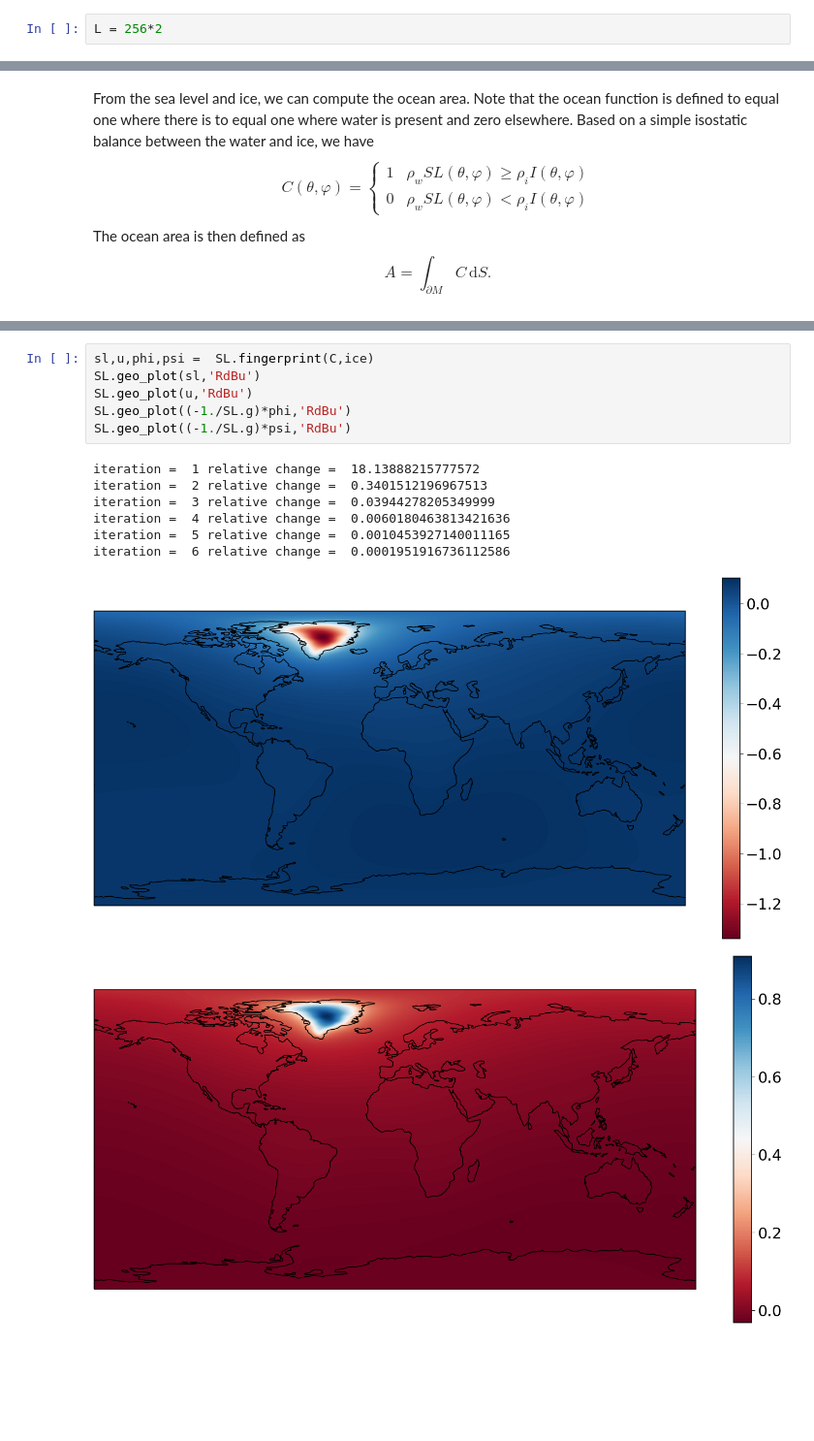
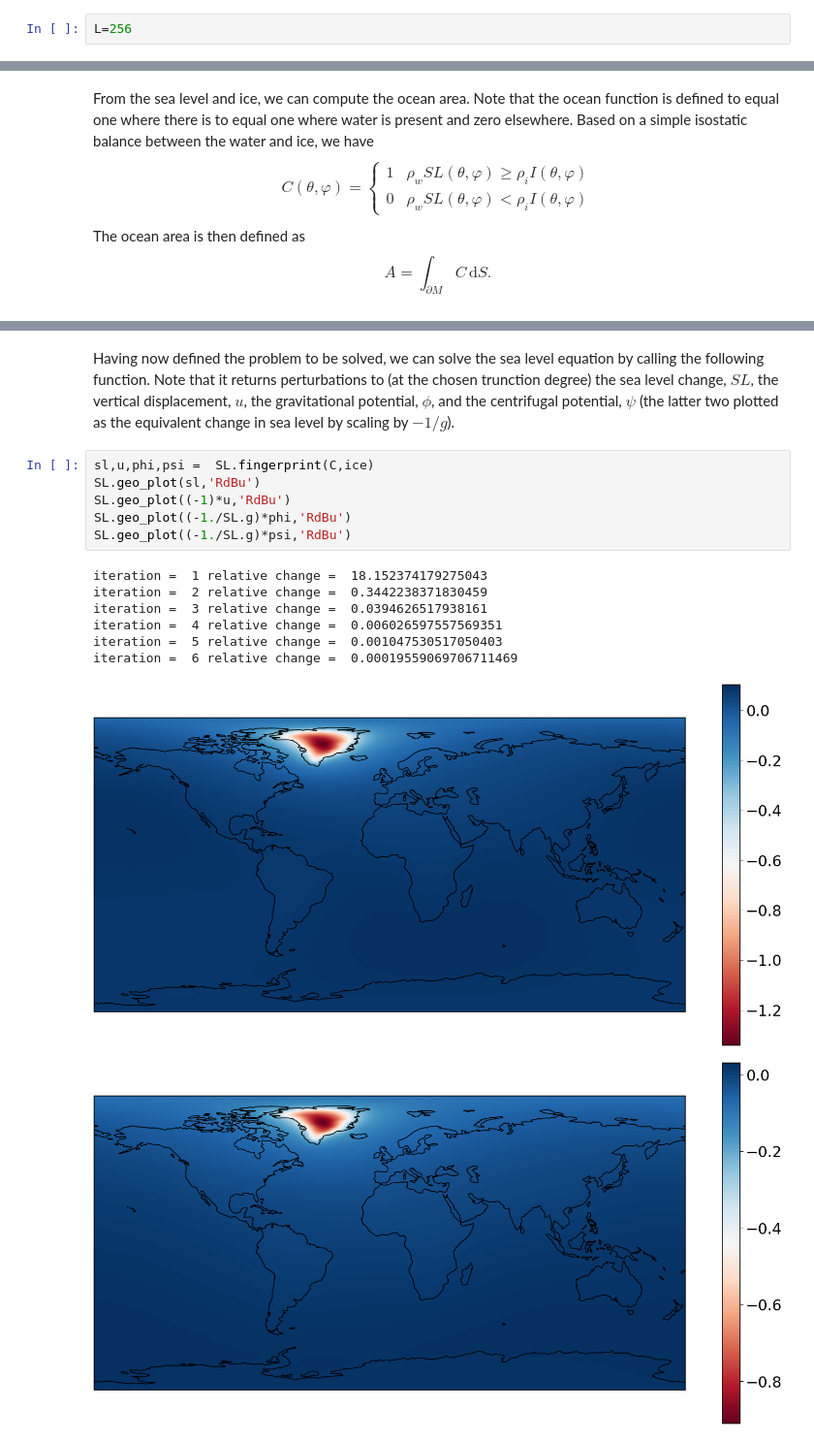
Before and after one commit to da380/SLReciprocityGJI, a Jupyter notebook: SL_forward.ipynb, the cells around one changed output, grey strips where cells are left out. Shown at 97% size. Saved outputs shown, nothing was run; the diff lists cells and outputs as text; blank space fills up the shorter version.

```diff
--- a/SL_forward.ipynb
+++ b/SL_forward.ipynb
@@ -22,7 +22,7 @@ plt.rcParams['figure.figsize'] = [16, 8]
 # %% [markdown]
 We start by setting the truncation degree for the calculations
 # %%
-L = 256*2
+L=256
 # %% [markdown]
 Next we read in the initial sea level, $SL$, and ice thickness, $I$, from a data file. These variables are stored on a real Gauss-Legendre grid. They can be plotted showing coastlines using SL.geo_plot() whose second argument selects the colourmap used.
 # %%
@@ -68,17 +66,19 @@ Having now defined the problem to be solved, we can solve the sea level equation
+# %% [markdown]
+Having now defined the problem to be solved, we can solve the sea level equation by calling the following function. Note that it returns perturbations to (at the chosen trunction degree) the sea level change, $SL$, the vertical displacement, $u$, the gravitational potential, $\phi$, and the centrifugal potential, $\psi$ (the latter two plotted as the equivalent change in sea level by scaling by $-1/g$).
 # %%
 sl,u,phi,psi =  SL.fingerprint(C,ice)
 SL.geo_plot(sl,'RdBu')
-SL.geo_plot(u,'RdBu')
+SL.geo_plot((-1)*u,'RdBu')
 SL.geo_plot((-1./SL.g)*phi,'RdBu')
 SL.geo_plot((-1./SL.g)*psi,'RdBu')
 # %% [output]
-iteration =  1 relative change =  18.13888215777572
-iteration =  2 relative change =  0.3401512196967513
-iteration =  3 relative change =  0.03944278205349999
-iteration =  4 relative change =  0.0060180463813421636
-iteration =  5 relative change =  0.0010453927140011165
-iteration =  6 relative change =  0.0001951916736112586
+iteration =  1 relative change =  18.152374179275043
+iteration =  2 relative change =  0.3442238371830459
+iteration =  3 relative change =  0.0394626517938161
+iteration =  4 relative change =  0.006026597557569351
+iteration =  5 relative change =  0.001047530517050403
+iteration =  6 relative change =  0.00019559069706711469
 [figure]
-[figure, old version]
+[figure, new version]
 [figure]
 [figure]
```
Also changed, not shown: parts of 11 cells of this notebook.
